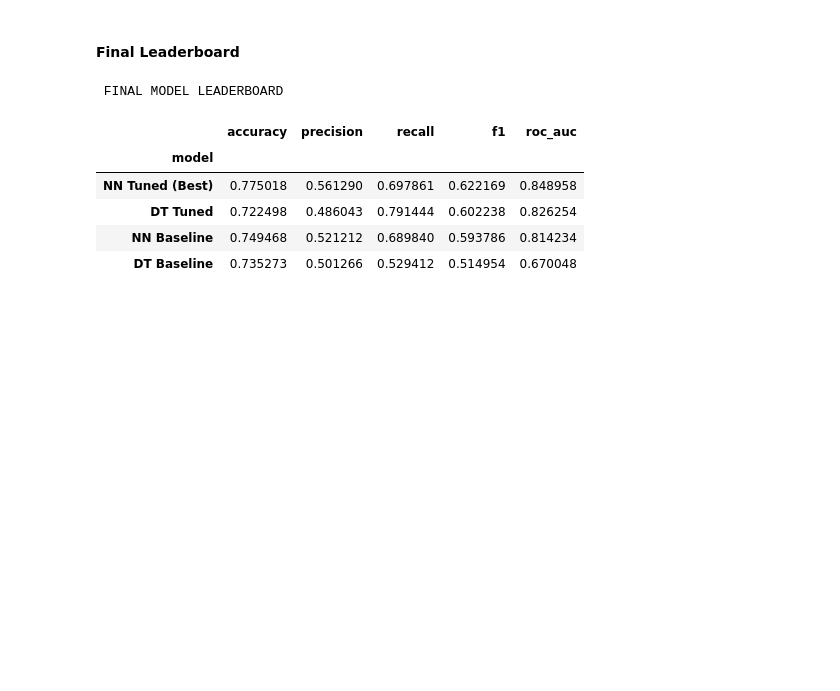
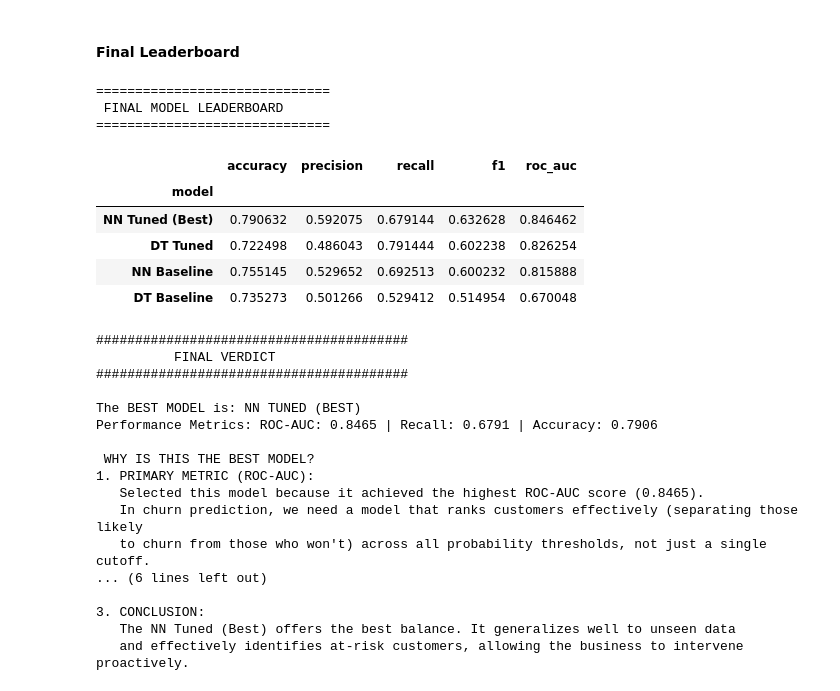
Before and after one commit to Pudamya/CM2604_ML_CW_2425595, a Jupyter notebook: Neural_Network_&_Decision_Tree.ipynb, the cells around one changed output. Drawn from its saved outputs; the diff is of its cells as text; code cells hidden in the pictures; blank space fills up the shorter version.

```diff
--- a/Neural_Network_&_Decision_Tree.ipynb
+++ b/Neural_Network_&_Decision_Tree.ipynb
@@ -500,16 +559,70 @@ plt.show()
 # %% [markdown]
 #### Final Leaderboard
 # %%
+### 3. VISUALIZATION AND LEADERBOARD
+# (Keeping your existing visualization code short for brevity in this display,
+# but assuming you run the ROC/Confusion Matrix blocks here)
 results_df = pd.DataFrame([metrics_dt_base, metrics_dt_tuned, metrics_nn_base, metrics_nn_tuned])
 results_df = results_df.set_index('model').sort_values('roc_auc', ascending=False)
 
-print("\n FINAL MODEL LEADERBOARD ")
+print("\n" + "="*30)
+print(" FINAL MODEL LEADERBOARD ")
+print("="*30)
 display(results_df)
+
+### 4. FINAL VERDICT AND EXPLANATION
+print("\n" + "#"*40)
+print("          FINAL VERDICT")
+print("#"*40)
+
+# Logic to find best model
+best_model_name = results_df.index[0] # The one with highest ROC_AUC due to sorting
+best_auc = results_df.loc[best_model_name, 'roc_auc']
+best_recall = results_df.loc[best_model_name, 'recall']
+best_acc = results_df.loc[best_model_name, 'accuracy']
+
+print(f"\nThe BEST MODEL is: {best_model_name.upper()}")
+print(f"Performance Metrics: ROC-AUC: {best_auc:.4f} | Recall: {best_recall:.4f} | Accuracy: {best_acc:.4f}")
+
+print("\n WHY IS THIS THE BEST MODEL? ")
+print("1. PRIMARY METRIC (ROC-AUC):")
+print(f"   Selected this model because it achieved the highest ROC-AUC score ({best_auc:.4f}).")
+print("   In churn prediction, we need a model that ranks customers effectively (separating those likely")
+print("   to churn from those who won't) across all probability thresholds, not just a single cutoff.")
+
+print("\n2. SECONDARY METRIC (RECALL):")
+print(f"   Crucially, this model maintains a high Recall ({best_recall:.4f}).")
+print("   In the context of Churn, False Negatives (predicting a customer will stay when they actually leave)")
+print("   are the most expensive error. We prefer to catch as many potential churners as possible,")
+print("   even if it means slightly lower Precision.")
+
+print("\n3. CONCLUSION:")
+print(f"   The {best_model_name} offers the best balance. It generalizes well to unseen data")
+print("   and effectively identifies at-risk customers, allowing the business to intervene proactively.")
 # %% [output]
+==============================
  FINAL MODEL LEADERBOARD
+==============================
 |  | accuracy | precision | recall | f1 | roc_auc |
 | model |  |  |  |  |  |
-| NN Tuned (Best) | 0.775018 | 0.561290 | 0.697861 | 0.622169 | 0.848958 |
+| NN Tuned (Best) | 0.790632 | 0.592075 | 0.679144 | 0.632628 | 0.846462 |
 | DT Tuned | 0.722498 | 0.486043 | 0.791444 | 0.602238 | 0.826254 |
-| NN Baseline | 0.749468 | 0.521212 | 0.689840 | 0.593786 | 0.814234 |
+| NN Baseline | 0.755145 | 0.529652 | 0.692513 | 0.600232 | 0.815888 |
 | DT Baseline | 0.735273 | 0.501266 | 0.529412 | 0.514954 | 0.670048 |
+########################################
+          FINAL VERDICT
+########################################
+
+The BEST MODEL is: NN TUNED (BEST)
+Performance Metrics: ROC-AUC: 0.8465 | Recall: 0.6791 | Accuracy: 0.7906
+
+ WHY IS THIS THE BEST MODEL?
+1. PRIMARY METRIC (ROC-AUC):
+   Selected this model because it achieved the highest ROC-AUC score (0.8465).
+   In churn prediction, we need a model that ranks customers effectively (separating those likely
+   to churn from those who won't) across all probability thresholds, not just a single cutoff.
+... (6 lines left out)
+
+3. CONCLUSION:
+   The NN Tuned (Best) offers the best balance. It generalizes well to unseen data
+   and effectively identifies at-risk customers, allowing the business to intervene proactively.
```
Also changed, not shown: parts of 7 cells of this notebook, 1 other file.
